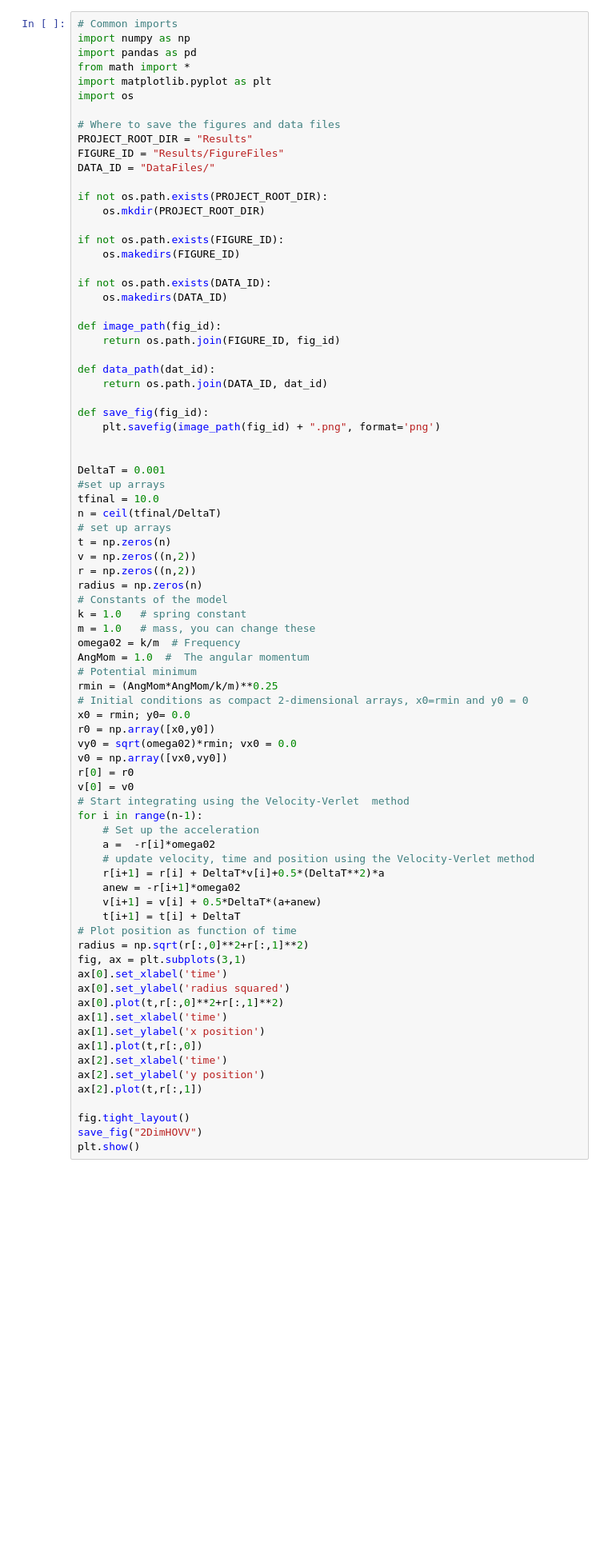
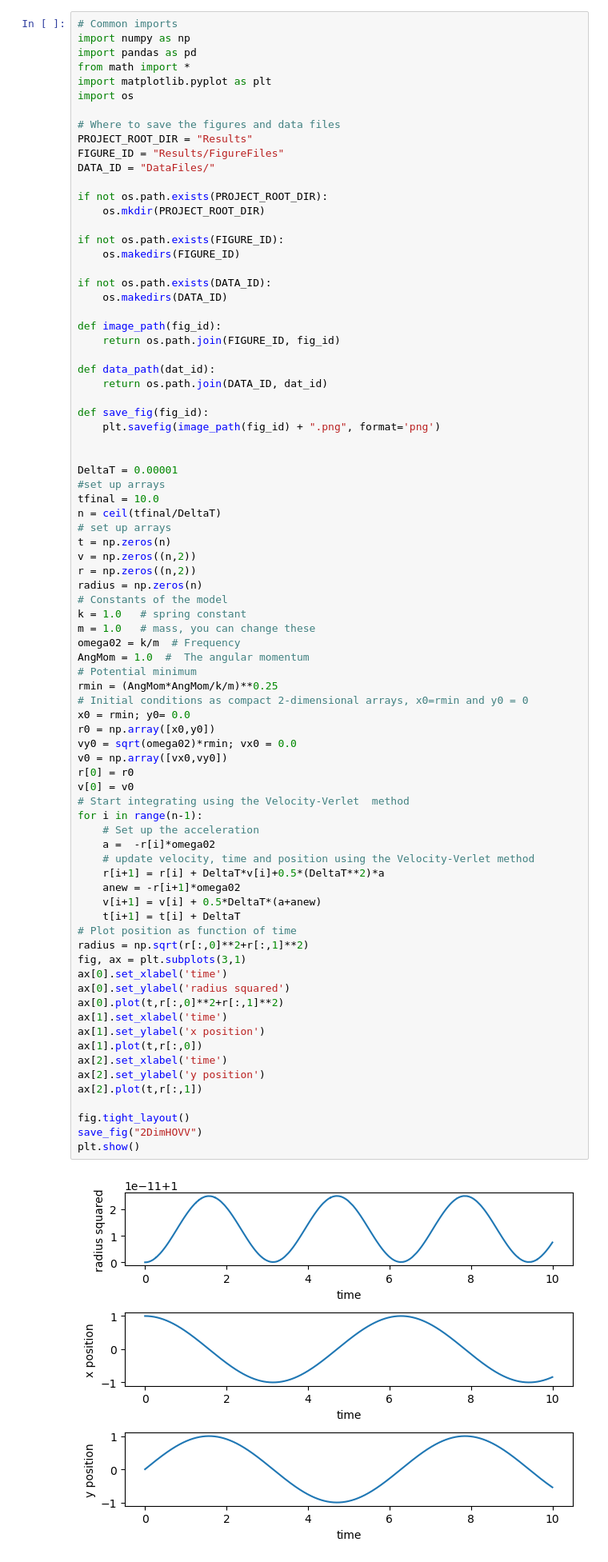
Before and after one commit to mhjensen/Physics321, a Jupyter notebook: doc/pub/week12/ipynb/week12.ipynb, the cells around one changed output. Shown at 80% size. Cells and saved outputs as stored; diff of their text form; blank space fills up the shorter version.

```diff
--- a/doc/pub/week12/ipynb/week12.ipynb
+++ b/doc/pub/week12/ipynb/week12.ipynb
@@ -199,7 +201,7 @@ def save_fig(fig_id):
     plt.savefig(image_path(fig_id) + ".png", format='png')
 
 
-DeltaT = 0.001
+DeltaT = 0.00001
 #set up arrays
 tfinal = 10.0
 n = ceil(tfinal/DeltaT)
@@ -220,33 +222,35 @@ x0 = rmin; y0= 0.0
 r0 = np.array([x0,y0])
 vy0 = sqrt(omega02)*rmin; vx0 = 0.0
 v0 = np.array([vx0,vy0])
 r[0] = r0
 v[0] = v0
 # Start integrating using the Velocity-Verlet  method
 for i in range(n-1):
     # Set up the acceleration
     a =  -r[i]*omega02
     # update velocity, time and position using the Velocity-Verlet method
     r[i+1] = r[i] + DeltaT*v[i]+0.5*(DeltaT**2)*a
     anew = -r[i+1]*omega02
     v[i+1] = v[i] + 0.5*DeltaT*(a+anew)
     t[i+1] = t[i] + DeltaT
 # Plot position as function of time
 radius = np.sqrt(r[:,0]**2+r[:,1]**2)
 fig, ax = plt.subplots(3,1)
 ax[0].set_xlabel('time')
 ax[0].set_ylabel('radius squared')
 ax[0].plot(t,r[:,0]**2+r[:,1]**2)
 ax[1].set_xlabel('time')
 ax[1].set_ylabel('x position')
 ax[1].plot(t,r[:,0])
 ax[2].set_xlabel('time')
 ax[2].set_ylabel('y position')
 ax[2].plot(t,r[:,1])
 
 fig.tight_layout()
 save_fig("2DimHOVV")
 plt.show()
+# %% [output]
+[figure, added]
 # %% [markdown]
 We see that the radius (to within a given error), we obtain a constant radius.
 
```
Also changed, not shown: parts of 1 cell of this notebook, 2 other files.
